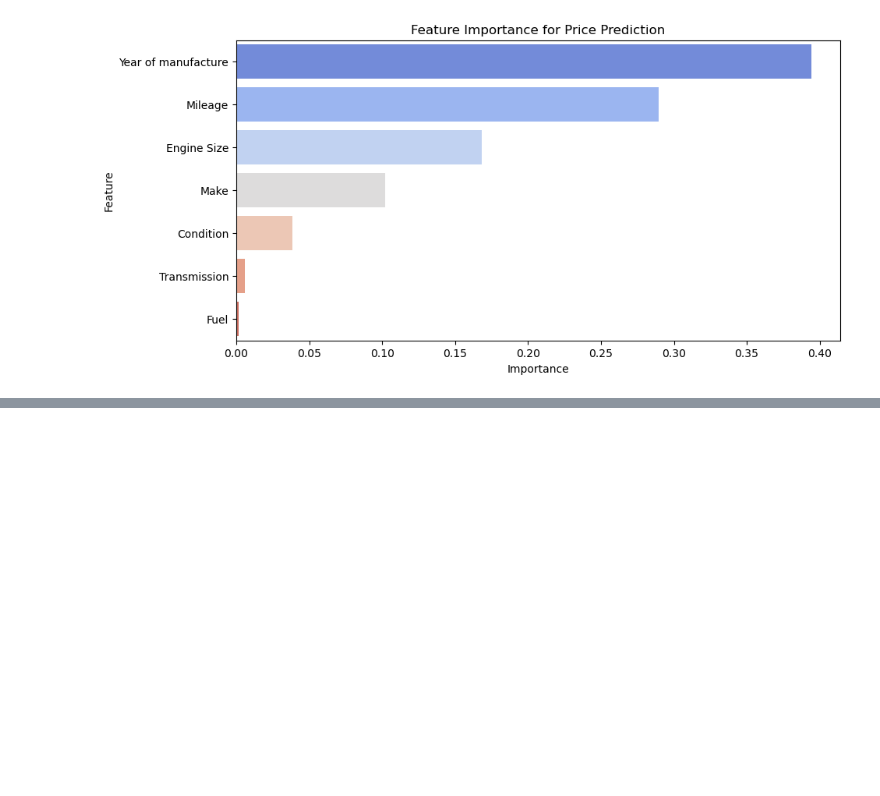
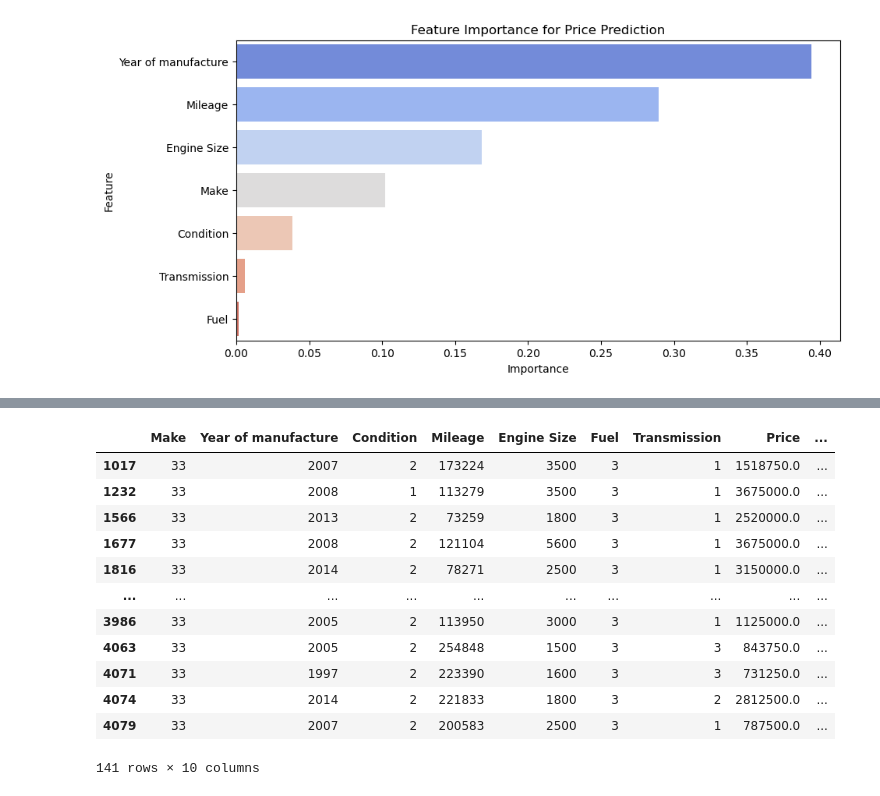
Before and after one commit to Tebrihk/Alpha_motors_dashboard, a Jupyter notebook: Python_Analysis/Alpha_motors.ipynb, the cells around one changed output, grey strips where cells are left out. Drawn from its saved outputs; the diff is of its cells as text; code cells hidden in the pictures; blank space fills up the shorter version.

```diff
--- a/Python_Analysis/Alpha_motors.ipynb
+++ b/Python_Analysis/Alpha_motors.ipynb
@@ -456,0 +533,16 @@ plt.show()
+# %%
+df[df['Make'] == 33]
+# %% [output]
+|  | Make | Year of manufacture | Condition | Mileage | Engine Size | Fuel | Transmission | Price | ... |
+| 1017 | 33 | 2007 | 2 | 173224 | 3500 | 3 | 1 | 1518750.0 | ... |
+| 1232 | 33 | 2008 | 1 | 113279 | 3500 | 3 | 1 | 3675000.0 | ... |
+| 1566 | 33 | 2013 | 2 | 73259 | 1800 | 3 | 1 | 2520000.0 | ... |
+| 1677 | 33 | 2008 | 2 | 121104 | 5600 | 3 | 1 | 3675000.0 | ... |
+| 1816 | 33 | 2014 | 2 | 78271 | 2500 | 3 | 1 | 3150000.0 | ... |
+| ... | ... | ... | ... | ... | ... | ... | ... | ... | ... |
+| 3986 | 33 | 2005 | 2 | 113950 | 3000 | 3 | 1 | 1125000.0 | ... |
+| 4063 | 33 | 2005 | 2 | 254848 | 1500 | 3 | 3 | 843750.0 | ... |
+| 4071 | 33 | 1997 | 2 | 223390 | 1600 | 3 | 3 | 731250.0 | ... |
+| 4074 | 33 | 2014 | 2 | 221833 | 1800 | 3 | 2 | 2812500.0 | ... |
+| 4079 | 33 | 2007 | 2 | 200583 | 2500 | 3 | 1 | 787500.0 | ... |
+141 rows × 10 columns
```
Also changed, not shown: parts of 18 cells of this notebook, 2 other files.
